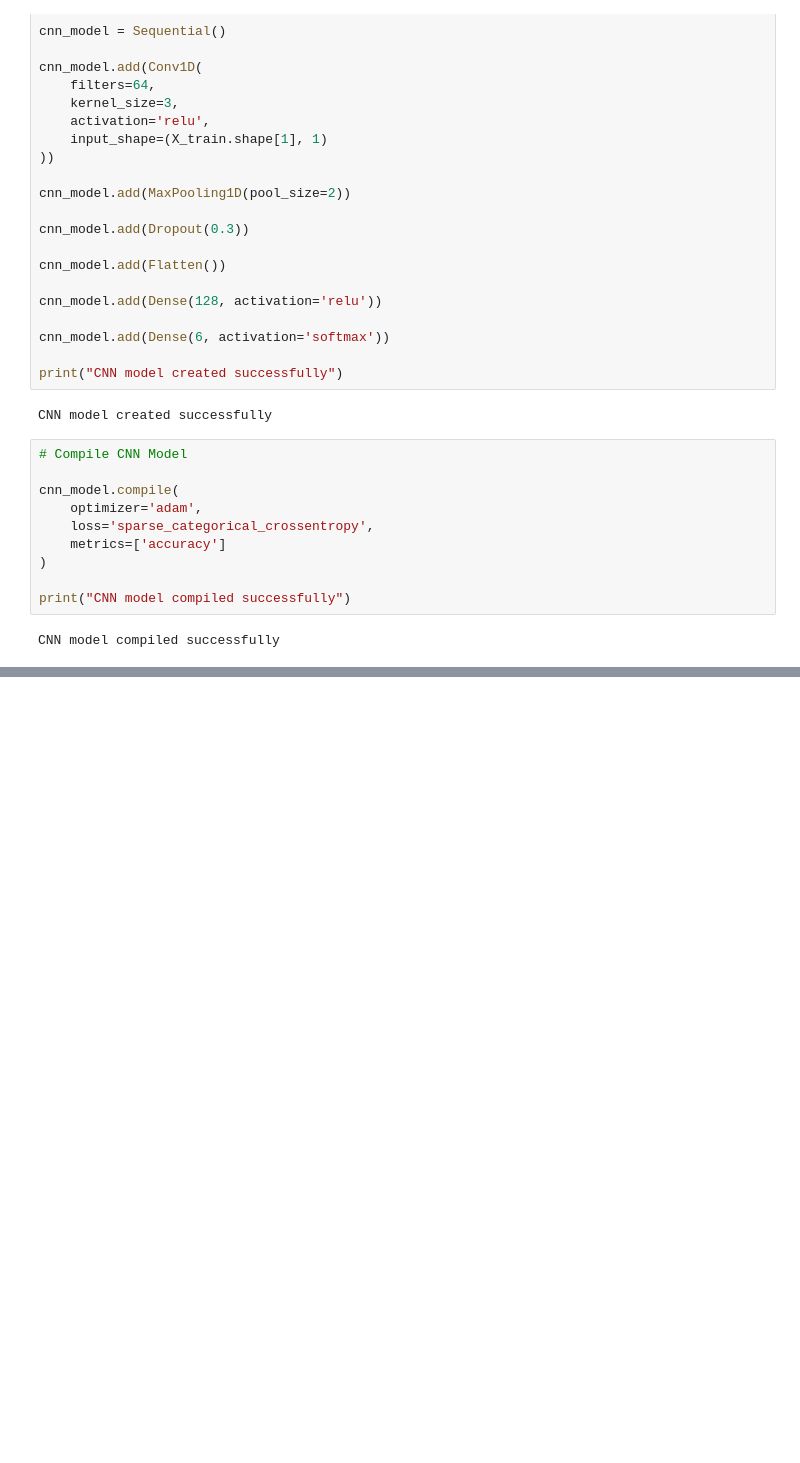
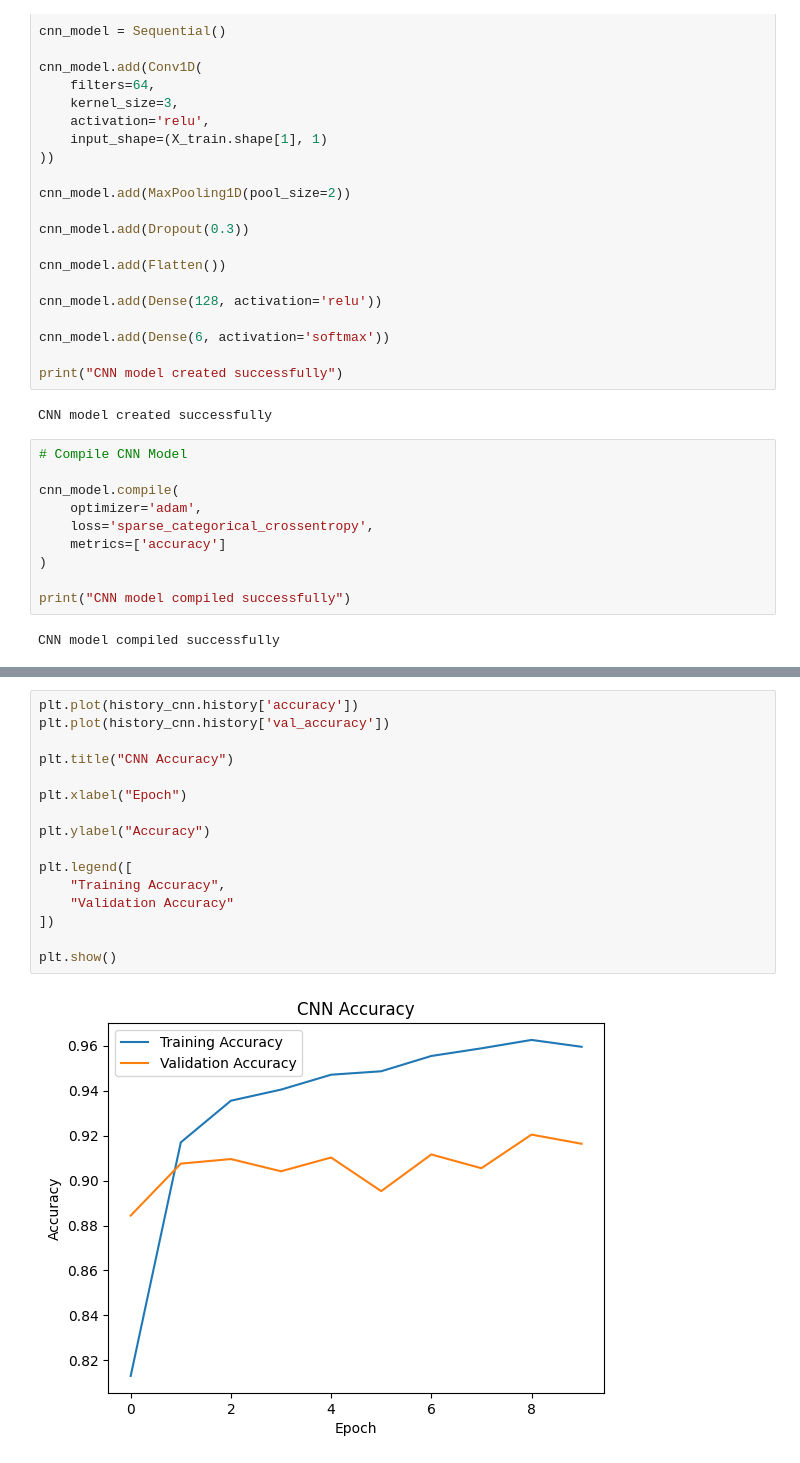
Before and after one commit to nandini-cyber/Human-Activity-Recognition-Using-Smartphones, a Jupyter notebook: Deep_learning.ipynb, the cells around one changed output, grey strips where cells are left out. Cells and saved outputs as stored; diff of their text form; blank space fills up the shorter version.

```diff
--- a/Deep_learning.ipynb
+++ b/Deep_learning.ipynb
@@ -185,0 +290,18 @@ Epoch 10/10
+# %%
+plt.plot(history_cnn.history['accuracy'])
+plt.plot(history_cnn.history['val_accuracy'])
+
+plt.title("CNN Accuracy")
+
+plt.xlabel("Epoch")
+
+plt.ylabel("Accuracy")
+
+plt.legend([
+    "Training Accuracy",
+    "Validation Accuracy"
+])
+
+plt.show()
+# %% [output]
+[figure, added]
```
Also changed, not shown: parts of 19 cells of this notebook.
